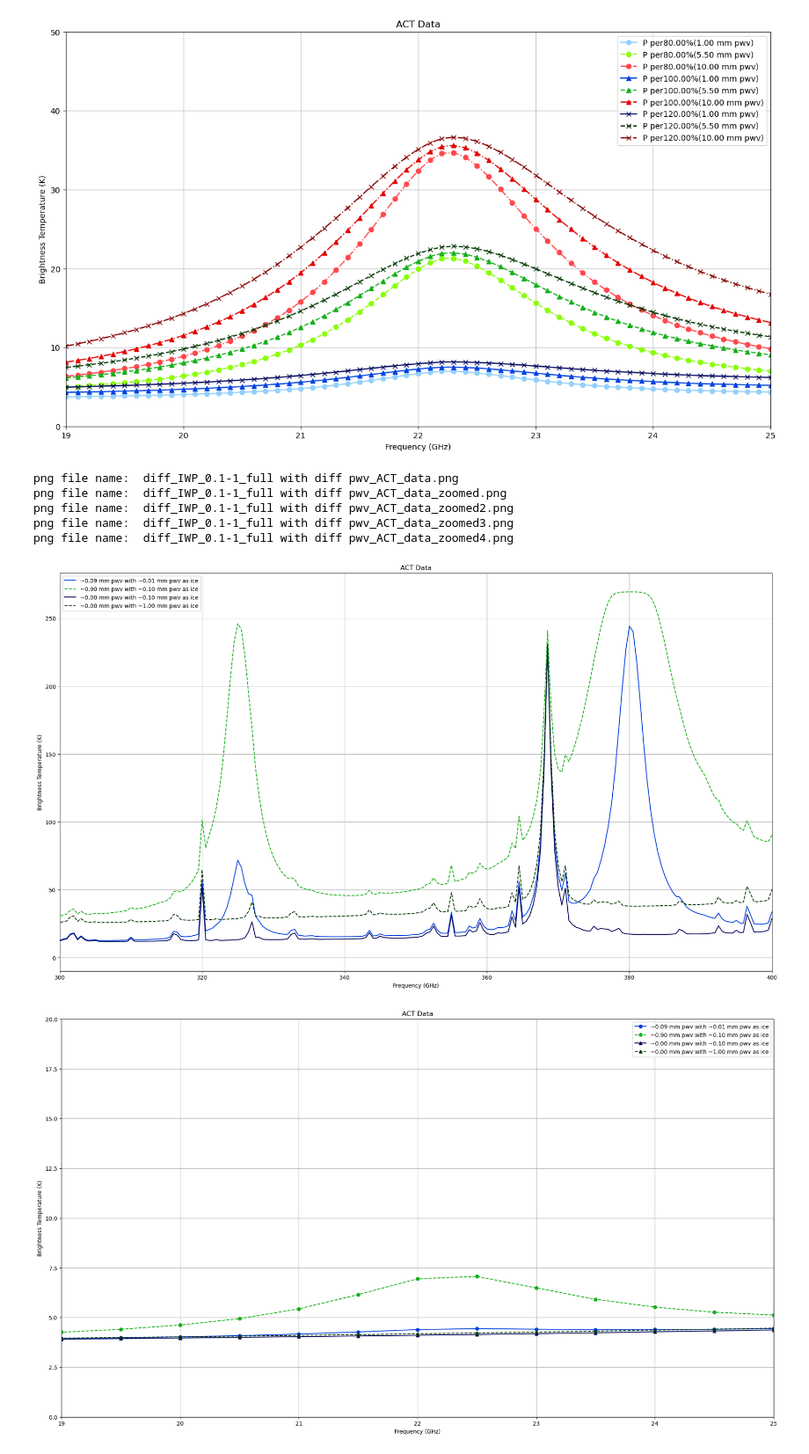
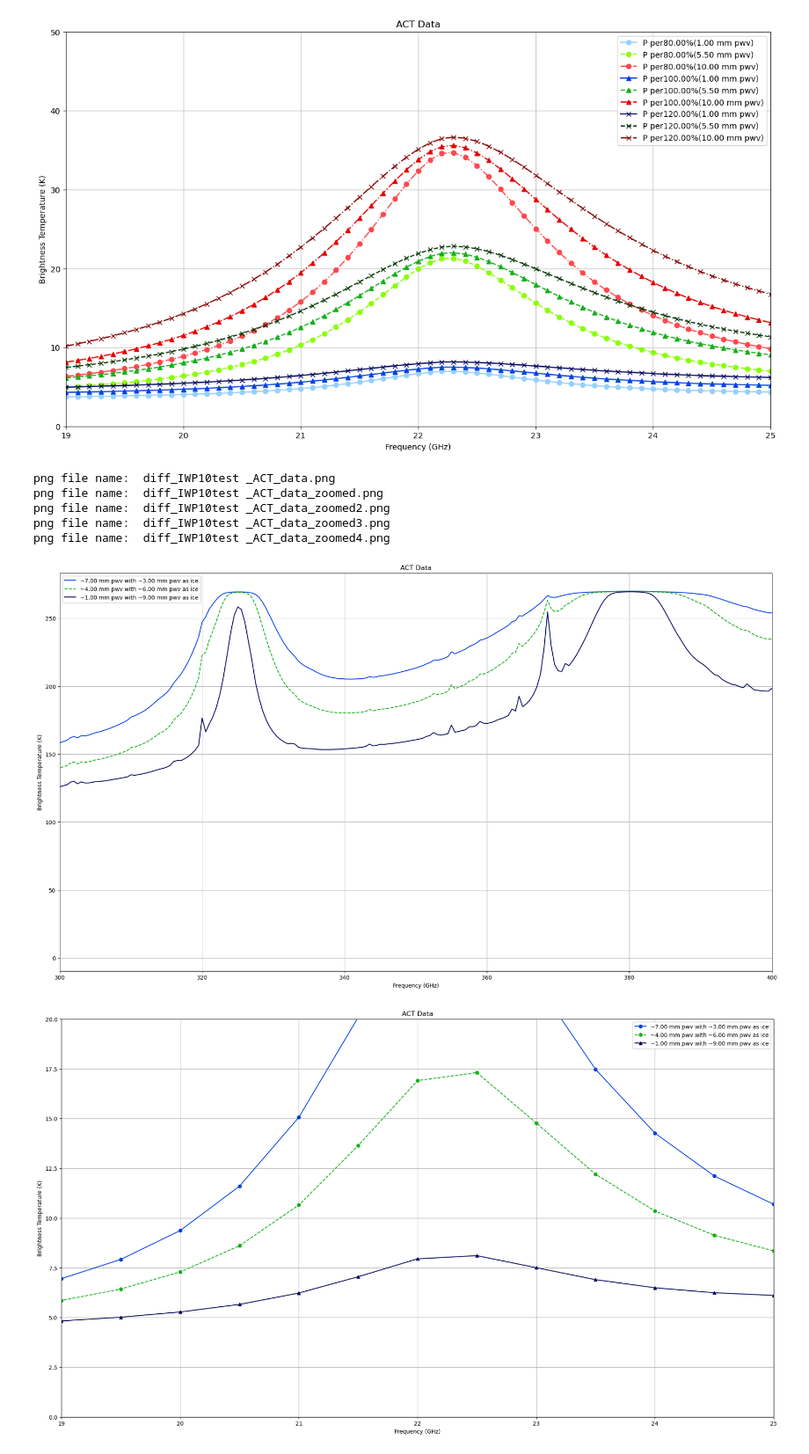
Before and after one commit to ReChen33/252Sum, a Jupyter notebook: Code/ACT/LaS.ipynb, the cells around one changed output. Shown at 88% size. Cells and saved outputs as stored; diff of their text form; code cells hidden in the pictures.

Commit message:
test and done the amwrap for quasar

```diff
--- a/Code/ACT/LaS.ipynb
+++ b/Code/ACT/LaS.ipynb
@@ -631,7 +631,7 @@ def save_figure2(name,path="results",save_all=True):
 
 
 
-name = "diff_IWP_0.1-1_full"
+name = "diff_IWP10test"
 #load the data
 output_file = f"{name}.txt"
 output_data = np.loadtxt(output_file)
@@ -686,38 +686,38 @@ for row in output_data2:
 colors = [ '#0343df', '#15b01a', '#00035b', '#033500', 'pink', 'gray', 'olive', 'cyan']
 linestyles = ['-', '--', '-', '--', '-', '--','-', '--', '-', '--']
 markers = ['o','o','^','^','x','x','s','s','D','D']
 
 fig0,ax0 = plt.subplots(figsize=(19.20*1.2, 10.80*1.2))
 fig1,ax1 = plt.subplots(figsize=(19.20*1.2, 10.80*1.2))
 
 for key in out_dict:
     fre = np.array(out_dict[key]["frequencies"]) * u.GHz
     Tb = np.array(out_dict[key]["brightness_temperature"]) * u.K
 
     #plot the data
     ax0.plot(fre.value, Tb.value, label=f"{key}", color=colors[0], linestyle = linestyles[0])
     ax0.set_xlabel('Frequency (GHz)')
     ax0.set_ylabel('Brightness Temperature (K)')
     ax0.set_title('ACT Data')
     ax0.grid(True)
     ax0.legend()
 
     ax1.plot(fre.value, Tb.value, label=f"{key}", color=colors.pop(0),
              marker = markers.pop(0), linestyle = linestyles.pop(0))
     ax1.set_xlabel('Frequency (GHz)')
     ax1.set_ylabel('Brightness Temperature (K)')
     ax1.set_title('ACT Data')
     ax1.grid(True)
     ax1.legend()
 
-save_figure2(name+" with diff pwv", path="results/IWP", save_all=True)
+save_figure2(name+" ", path="results/IWP", save_all=True)
 #ax1.set_xlim(20, 25)
 plt.show()
 # %% [output]
-png file name:  diff_IWP_0.1-1_full with diff pwv_ACT_data.png
-png file name:  diff_IWP_0.1-1_full with diff pwv_ACT_data_zoomed.png
-png file name:  diff_IWP_0.1-1_full with diff pwv_ACT_data_zoomed2.png
-png file name:  diff_IWP_0.1-1_full with diff pwv_ACT_data_zoomed3.png
-png file name:  diff_IWP_0.1-1_full with diff pwv_ACT_data_zoomed4.png
+png file name:  diff_IWP10test _ACT_data.png
+png file name:  diff_IWP10test _ACT_data_zoomed.png
+png file name:  diff_IWP10test _ACT_data_zoomed2.png
+png file name:  diff_IWP10test _ACT_data_zoomed3.png
+png file name:  diff_IWP10test _ACT_data_zoomed4.png
-[figure, old version]
+[figure, new version]
-[figure, old version]
+[figure, new version]
```
Also changed, not shown: 39 other files.
